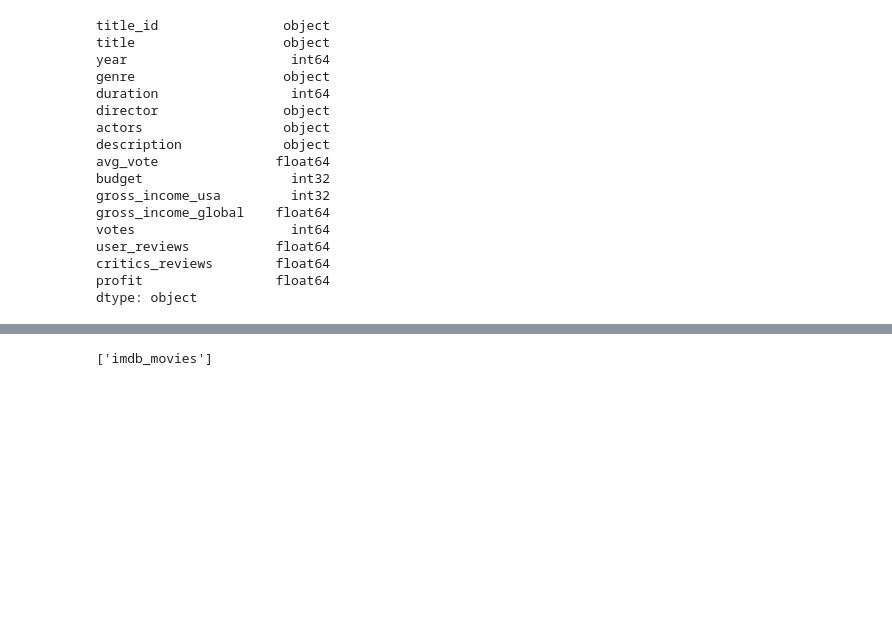
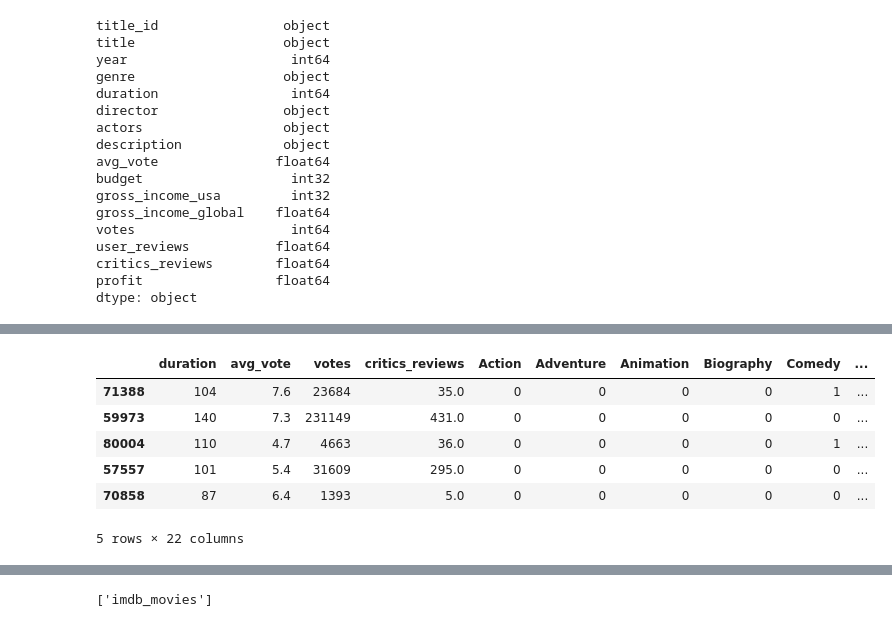
Before and after one commit to ashamabee/FinalProject, a Jupyter notebook: ETL_imdb.ipynb, the cells around one changed output, grey strips where cells are left out. Saved outputs shown, nothing was run; the diff lists cells and outputs as text; code cells hidden in the pictures; blank space fills up the shorter version.

```diff
--- a/ETL_imdb.ipynb
+++ b/ETL_imdb.ipynb
@@ -110,0 +147,10 @@ imdb_movies_df.head()
+# %%
+X_train.head()
+# %% [output]
+|  | duration | avg_vote | votes | critics_reviews | Action | Adventure | Animation | Biography | Comedy | ... |
+| 71388 | 104 | 7.6 | 23684 | 35.0 | 0 | 0 | 0 | 0 | 1 | ... |
+| 59973 | 140 | 7.3 | 231149 | 431.0 | 0 | 0 | 0 | 0 | 0 | ... |
+| 80004 | 110 | 4.7 | 4663 | 36.0 | 0 | 0 | 0 | 0 | 1 | ... |
+| 57557 | 101 | 5.4 | 31609 | 295.0 | 0 | 0 | 0 | 0 | 0 | ... |
+| 70858 | 87 | 6.4 | 1393 | 5.0 | 0 | 0 | 0 | 0 | 0 | ... |
+5 rows × 22 columns
```
Also changed, not shown: parts of 22 cells of this notebook.
